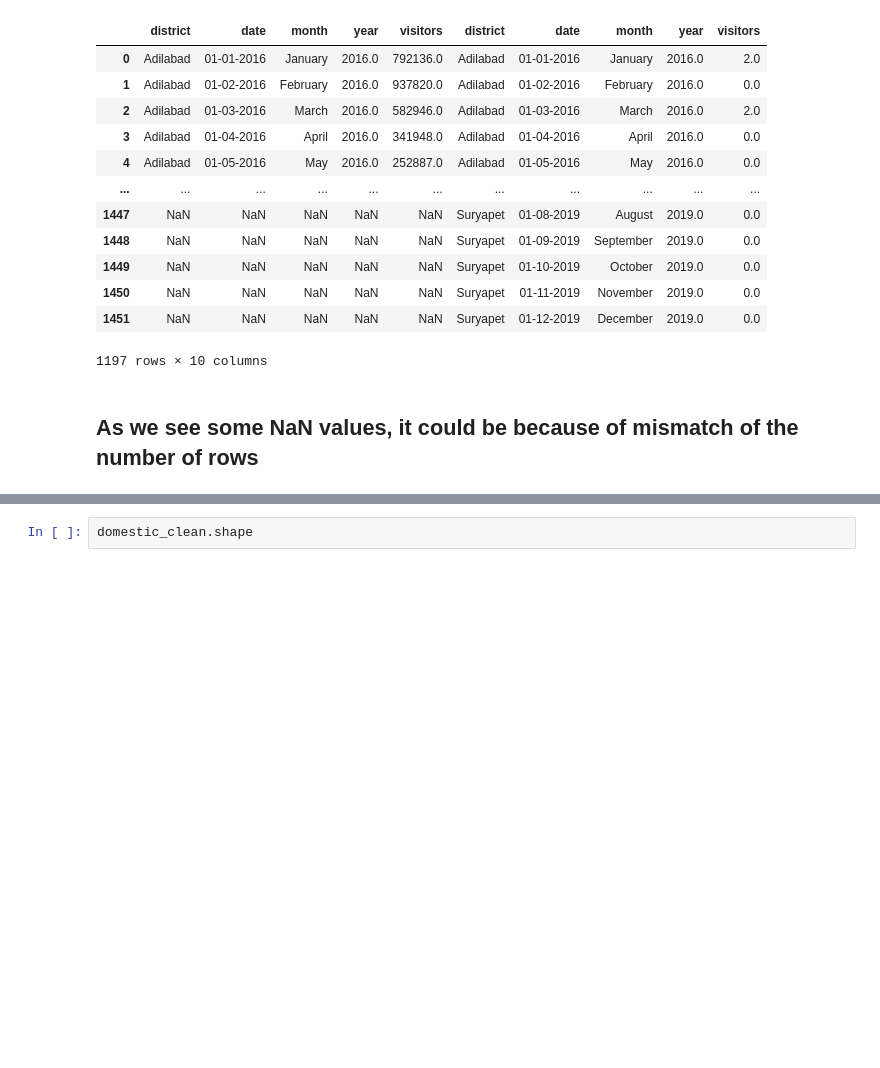
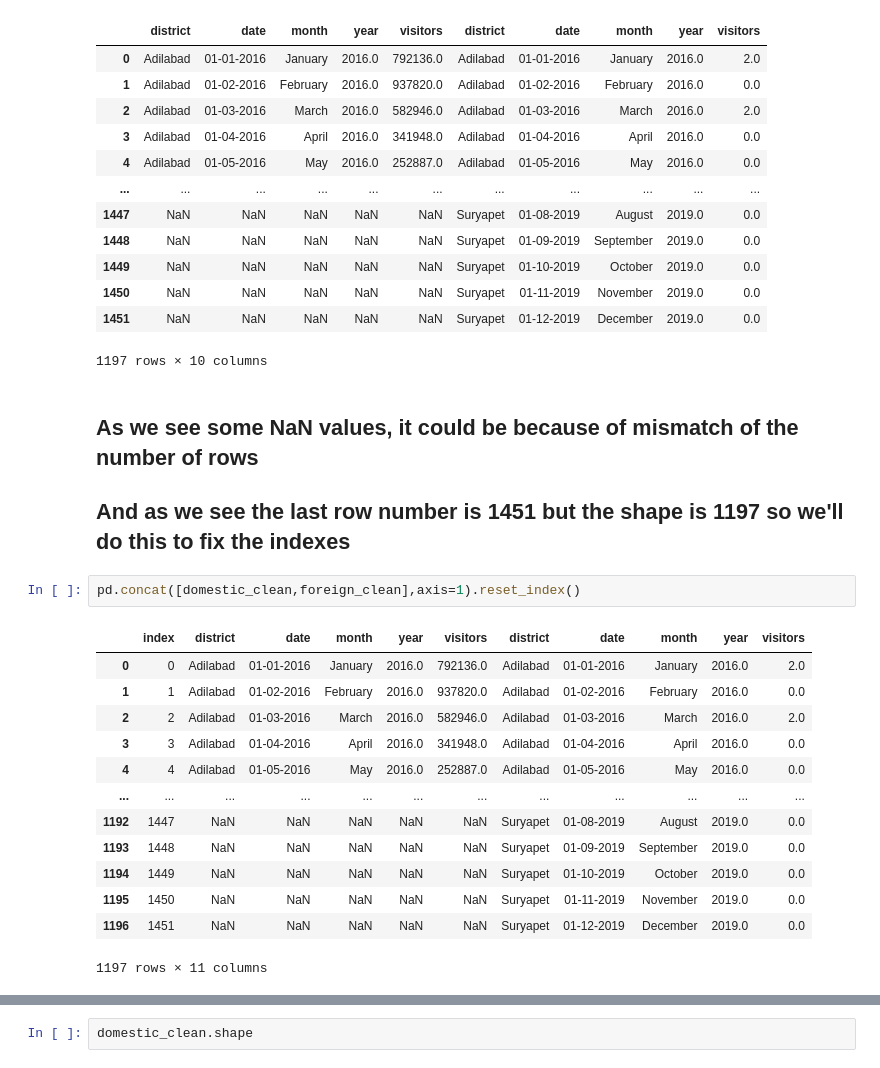
Before and after one commit to sourabhms66/Tourism_Revenue, a Jupyter notebook: codes.ipynb, the cells around one changed output, grey strips where cells are left out. Saved outputs shown, nothing was run; the diff lists cells and outputs as text; blank space fills up the shorter version.

```diff
--- a/codes.ipynb
+++ b/codes.ipynb
@@ -303,3 +303,20 @@ pd.concat([domestic_clean,foreign_clean],axis=1)
 1197 rows × 10 columns
 # %% [markdown]
 ## As we see some NaN values, it could be because of mismatch of the number of rows
+## And as we see the last row number is 1451 but the shape is 1197 so we'll do this to fix the indexes
+# %%
+pd.concat([domestic_clean,foreign_clean],axis=1).reset_index()
+# %% [output]
+|  | index | district | date | month | year | visitors | district | date | month | year | visitors |
+| 0 | 0 | Adilabad | 01-01-2016 | January | 2016.0 | 792136.0 | Adilabad | 01-01-2016 | January | 2016.0 | 2.0 |
+| 1 | 1 | Adilabad | 01-02-2016 | February | 2016.0 | 937820.0 | Adilabad | 01-02-2016 | February | 2016.0 | 0.0 |
+| 2 | 2 | Adilabad | 01-03-2016 | March | 2016.0 | 582946.0 | Adilabad | 01-03-2016 | March | 2016.0 | 2.0 |
+| 3 | 3 | Adilabad | 01-04-2016 | April | 2016.0 | 341948.0 | Adilabad | 01-04-2016 | April | 2016.0 | 0.0 |
+| 4 | 4 | Adilabad | 01-05-2016 | May | 2016.0 | 252887.0 | Adilabad | 01-05-2016 | May | 2016.0 | 0.0 |
+| ... | ... | ... | ... | ... | ... | ... | ... | ... | ... | ... | ... |
+| 1192 | 1447 | NaN | NaN | NaN | NaN | NaN | Suryapet | 01-08-2019 | August | 2019.0 | 0.0 |
+| 1193 | 1448 | NaN | NaN | NaN | NaN | NaN | Suryapet | 01-09-2019 | September | 2019.0 | 0.0 |
+| 1194 | 1449 | NaN | NaN | NaN | NaN | NaN | Suryapet | 01-10-2019 | October | 2019.0 | 0.0 |
+| 1195 | 1450 | NaN | NaN | NaN | NaN | NaN | Suryapet | 01-11-2019 | November | 2019.0 | 0.0 |
+| 1196 | 1451 | NaN | NaN | NaN | NaN | NaN | Suryapet | 01-12-2019 | December | 2019.0 | 0.0 |
+1197 rows × 11 columns
```
Also changed, not shown: parts of 4 cells of this notebook.
